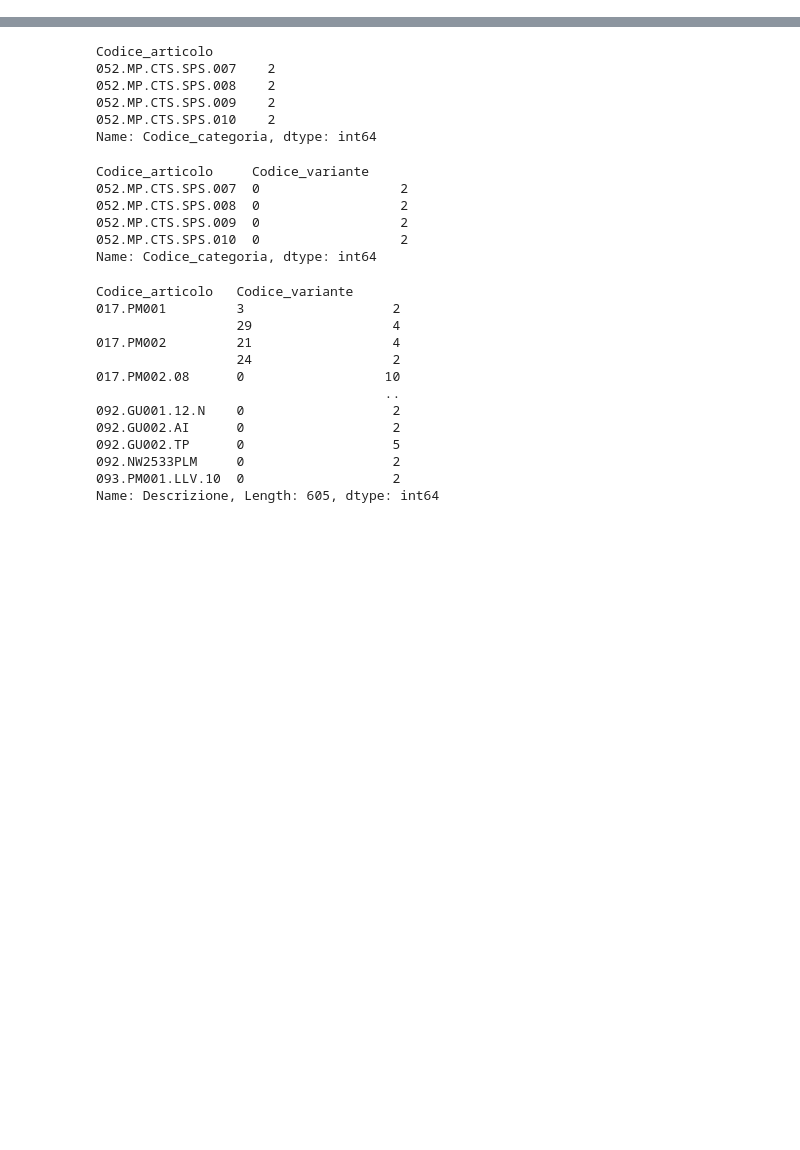
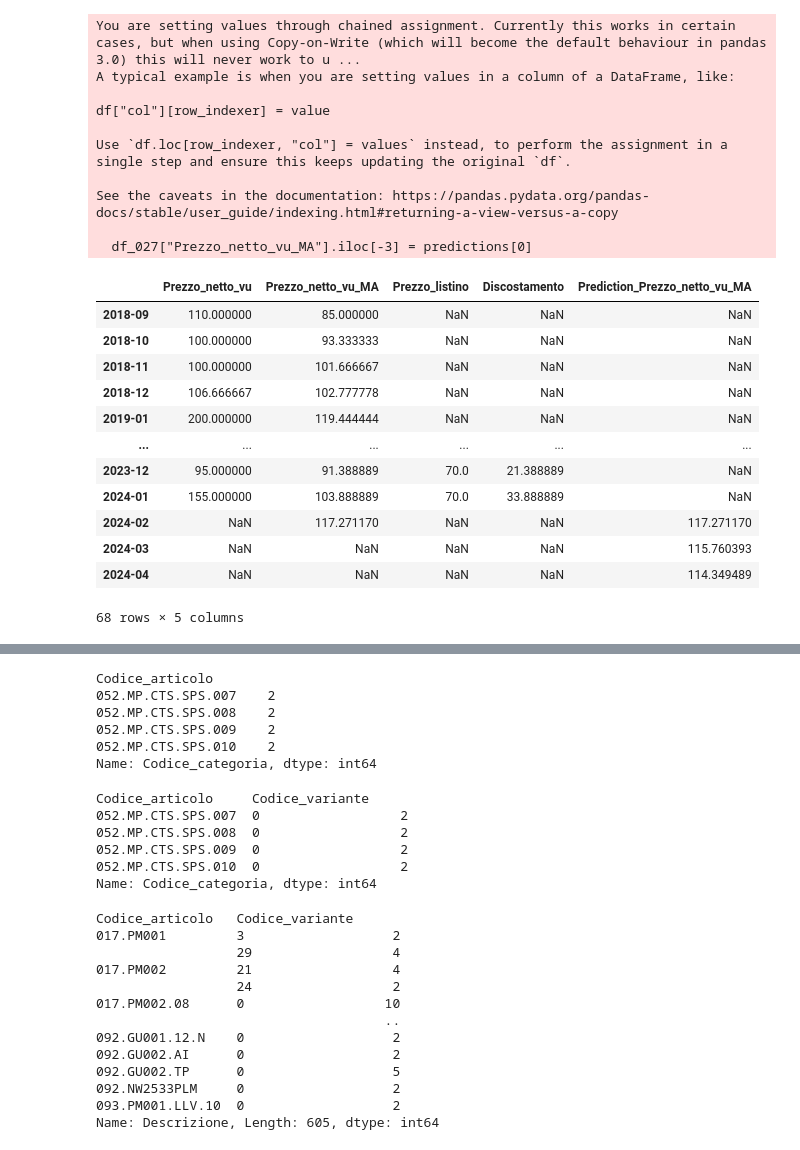
Before and after one commit to Ishikawa7/DEMO-Sales-Data-Analysis-and-Price-List-Management-System, a Jupyter notebook: vista_ddt.ipynb, the cells around one changed output, grey strips where cells are left out. Drawn from its saved outputs; the diff is of its cells as text; code cells hidden in the pictures; blank space fills up the shorter version.

```diff
--- a/vista_ddt.ipynb
+++ b/vista_ddt.ipynb
@@ -2,3 +2,6 @@
 import pandas as pd
 import numpy as np
 import plotly.express as px
+# %%
+df_ddt = pd.read_csv('data_demo/ddt_righe.csv')
+df_ddt
@@ -4,0 +118,28 @@ import plotly.express as px
+# %%
+# set last nan of Prezzo_netto_vu_MA to the first value of the predictions
+df_027["Prezzo_netto_vu_MA"].iloc[-3] = predictions[0]
+df_027
+# %% [output]
+You are setting values through chained assignment. Currently this works in certain cases, but when using Copy-on-Write (which will become the default behaviour in pandas 3.0) this will never work to u ...
+A typical example is when you are setting values in a column of a DataFrame, like:
+
+df["col"][row_indexer] = value
+
+Use `df.loc[row_indexer, "col"] = values` instead, to perform the assignment in a single step and ensure this keeps updating the original `df`.
+
+See the caveats in the documentation: https://pandas.pydata.org/pandas-docs/stable/user_guide/indexing.html#returning-a-view-versus-a-copy
+
+  df_027["Prezzo_netto_vu_MA"].iloc[-3] = predictions[0]
+|  | Prezzo_netto_vu | Prezzo_netto_vu_MA | Prezzo_listino | Discostamento | Prediction_Prezzo_netto_vu_MA |
+| 2018-09 | 110.000000 | 85.000000 | NaN | NaN | NaN |
+| 2018-10 | 100.000000 | 93.333333 | NaN | NaN | NaN |
+| 2018-11 | 100.000000 | 101.666667 | NaN | NaN | NaN |
+| 2018-12 | 106.666667 | 102.777778 | NaN | NaN | NaN |
+| 2019-01 | 200.000000 | 119.444444 | NaN | NaN | NaN |
+| ... | ... | ... | ... | ... | ... |
+| 2023-12 | 95.000000 | 91.388889 | 70.0 | 21.388889 | NaN |
+| 2024-01 | 155.000000 | 103.888889 | 70.0 | 33.888889 | NaN |
+| 2024-02 | NaN | 117.271170 | NaN | NaN | 117.271170 |
+| 2024-03 | NaN | NaN | NaN | NaN | 115.760393 |
+| 2024-04 | NaN | NaN | NaN | NaN | 114.349489 |
+68 rows × 5 columns
```
Also changed, not shown: parts of 12 cells of this notebook, 5 other files.
